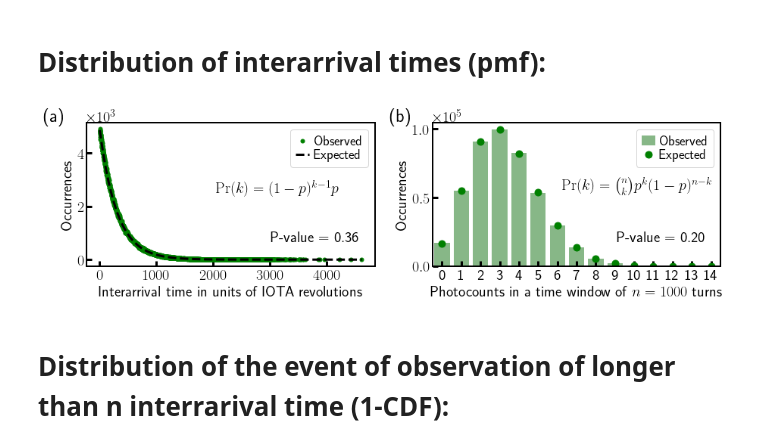
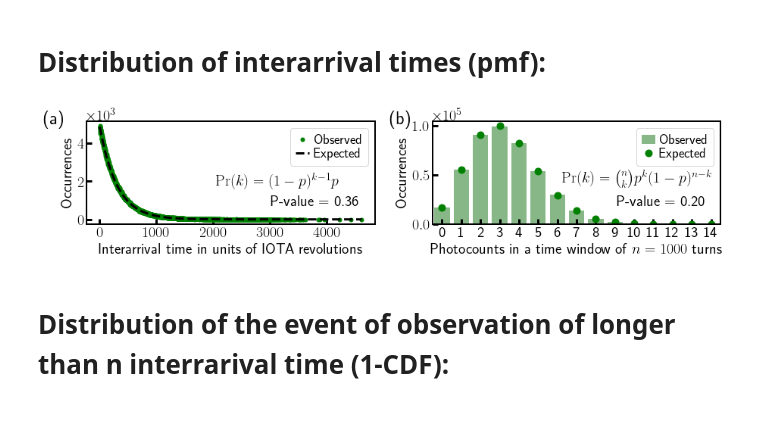
Before and after one commit to IharLobach/ursse, a Jupyter notebook: analyzing_collected_data/shifts/shift_02_28_2020/statistical_analyzis_03_05_2020.ipynb, the cells around one changed output. Cells and saved outputs as stored; diff of their text form; code cells hidden in the pictures; blank space fills up the shorter version.

```diff
--- a/analyzing_collected_data/shifts/shift_02_28_2020/statistical_analyzis_03_05_2020.ipynb
+++ b/analyzing_collected_data/shifts/shift_02_28_2020/statistical_analyzis_03_05_2020.ipynb
@@ -207,7 +207,7 @@ statistic, pvalue0
 from ursse.path_assistant import get_plot_style_sheet
 plt.style.use(get_plot_style_sheet("jinst"))
 subtitlepos = 0.95, 0.15
-fig, axs = plt.subplots(1,2,figsize=(15,3.5))
+fig, axs = plt.subplots(1,2,figsize=(15,2.5))
 ax0, ax1 = axs
 
 sns.barplot(np.arange(counts_min, counts_max, dtype=int), occurrences, color='g', alpha=0.5, ax=ax1,
@@ -224,35 +224,35 @@ order = [1, 0]
 ax1.legend([handles[idx] for idx in order],[labels[idx] for idx in order])
 ax1.ticklabel_format(axis='y', style='sci',scilimits=(0,0), useMathText=None)
 
 fig.subplots_adjust(hspace=0.15)
 # plt.show()
 ax0.plot(times, obs, '.', color='g', label='Observed')
 ax0.plot(times, exp, '--', color='black', label='Expected')
 ax0.set_ylabel('Occurrences')
 ax0.set_xlabel(f'Interarrival time in units of IOTA revolutions')
 # ax0.set_yscale('log')
 # ax0.set_ylim(0.5, ax0.get_ylim()[1])
 ax0.ticklabel_format(axis='y', style='sci',scilimits=(0,0), useMathText=None)
 ax0.text(*subtitlepos,f'P-value = {pvalue0:.2f}',transform=ax0.transAxes,
          va='bottom', ha='right')
 ax0.legend()
 
 
 for ax, lab in zip(axs, [r"$\mathrm{Pr}(k) = (1-p)^{k-1}p$",
                          r"$\mathrm{Pr}(k) = {n\choose k}p^k(1-p)^{n-k}$"]):
-    ax.text(0.45, 0.6, lab, transform=ax.transAxes, va='top', ha='left')
+    ax.text(0.45, 0.5, lab, transform=ax.transAxes, va='top', ha='left')
 
 for ax, lab in zip(axs, ["(a)", "(b)"]):
     ax.text(-0.15, 1.1, lab, transform=ax.transAxes, va='top', ha='left',
            fontsize=24)
 
 fig.savefig(os.path.join(images_dir,
                              "photostatistics.png"),
             dpi=300, bbox_inches='tight')
 
 plt.show()
 # %% [output]
-[figure, old version]
+[figure, new version]
 # %%
 vt.newval("PvalueGeometric", pvalue0, "{:.2f}", "",
          "analyzing_collected_data/shifts/shift_02_28_2020/statistical_analyzis_03_05_2020.ipynb")
```
Also changed, not shown: 4 other files.
